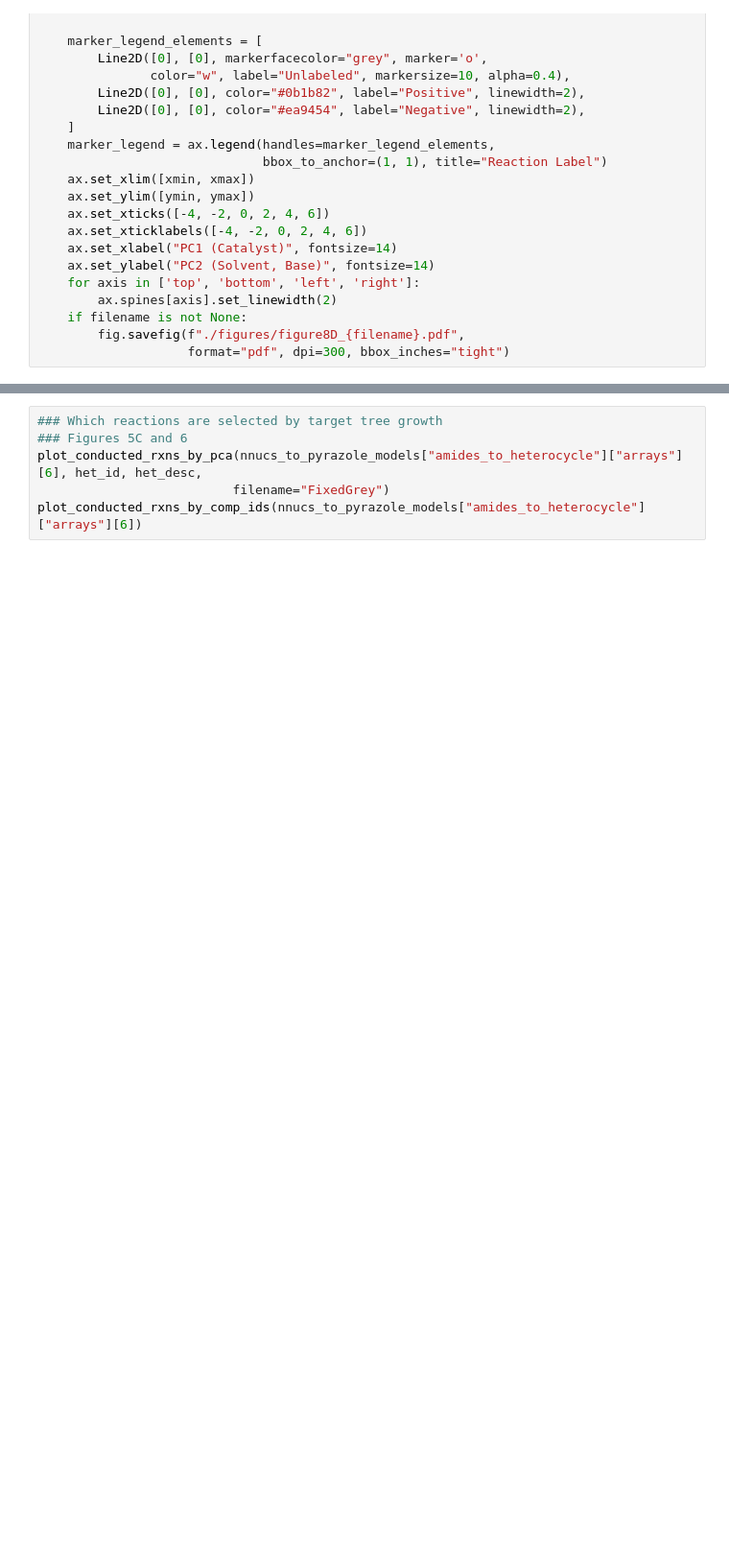
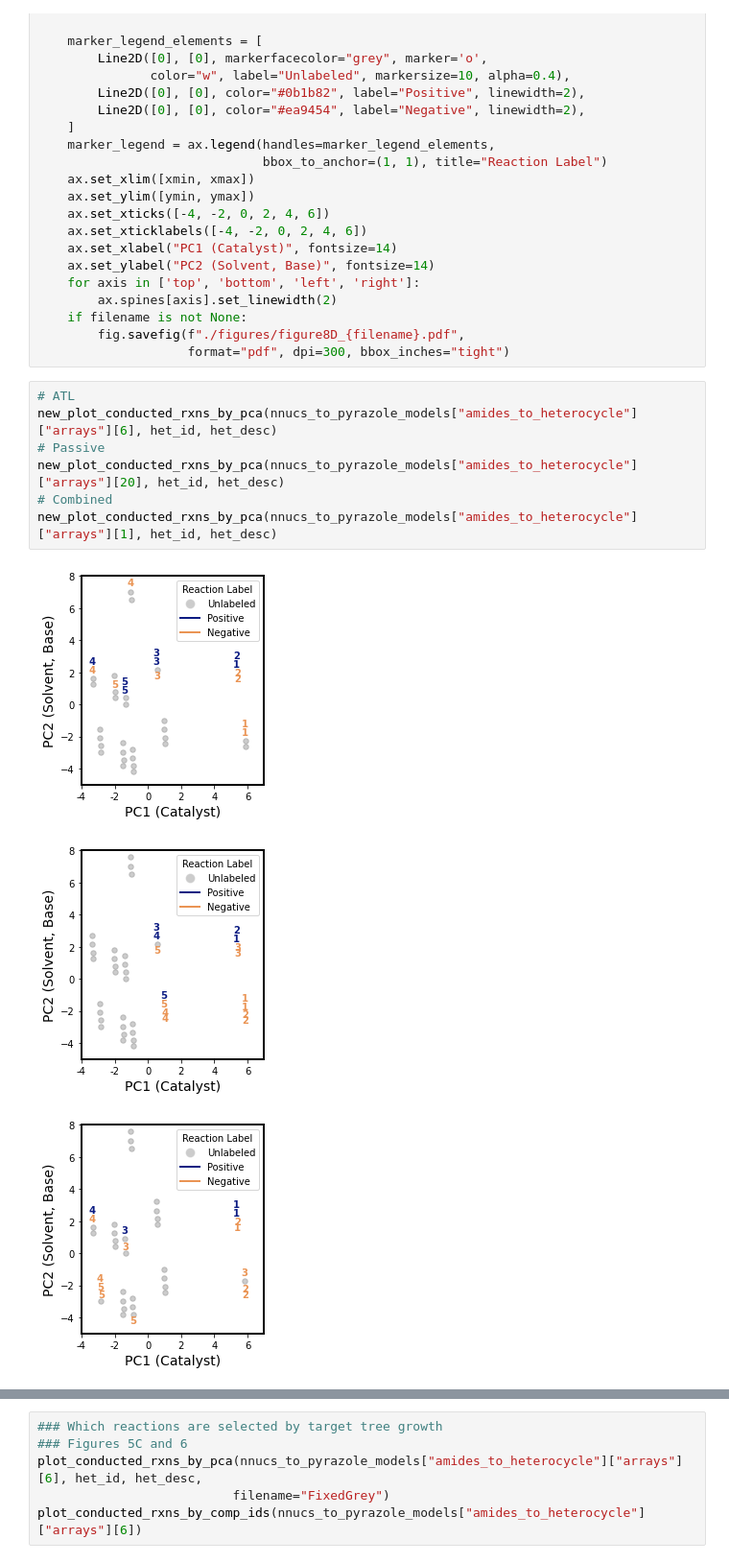
Before and after one commit to ZimmermanGroup/ActiveTransfer, a Jupyter notebook: ActiveTransfer.ipynb, the cells around one changed output, grey strips where cells are left out. Shown at 96% size. Drawn from its saved outputs; the diff is of its cells as text; blank space fills up the shorter version.

Commit message:
ATL with combined source data

```diff
--- a/ActiveTransfer.ipynb
+++ b/ActiveTransfer.ipynb
@@ -172,4 +172,15 @@ def new_plot_conducted_rxns_by_pca(list_of_selected_rxns_per_batch,
     if filename is not None:
         fig.savefig(f"./figures/figure8D_{filename}.pdf",
                     format="pdf", dpi=300, bbox_inches="tight")
+# %%
+# ATL
+new_plot_conducted_rxns_by_pca(nnucs_to_pyrazole_models["amides_to_heterocycle"]["arrays"][6], het_id, het_desc)
+# Passive
+new_plot_conducted_rxns_by_pca(nnucs_to_pyrazole_models["amides_to_heterocycle"]["arrays"][20], het_id, het_desc)
+# Combined
+new_plot_conducted_rxns_by_pca(nnucs_to_pyrazole_models["amides_to_heterocycle"]["arrays"][1], het_id, het_desc)
+# %% [output]
+[figure, added]
+[figure, added]
+[figure, added]
 # %%
```
Also changed, not shown: parts of 12 cells of this notebook.
